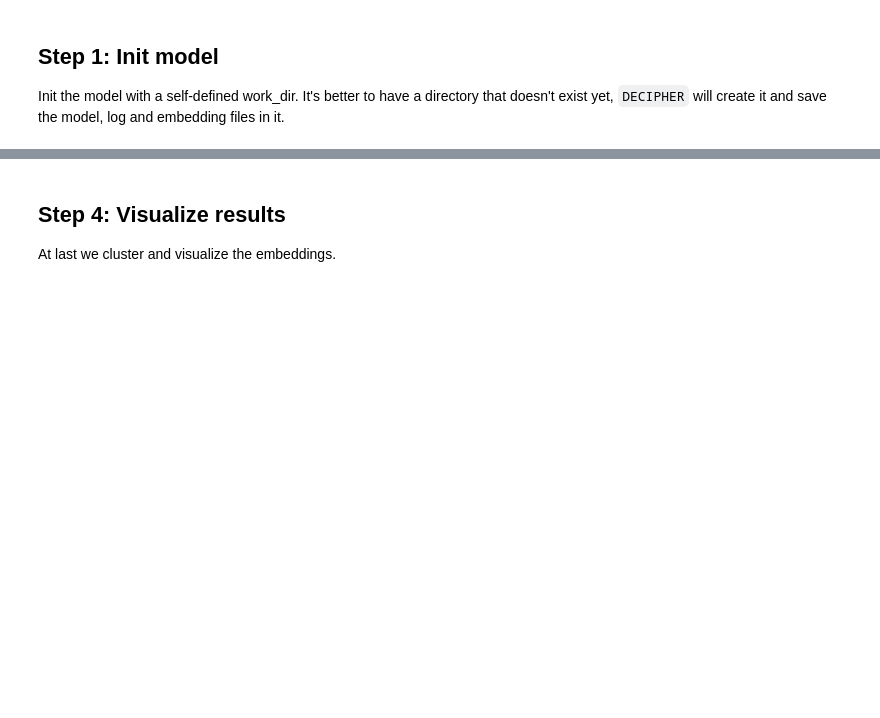
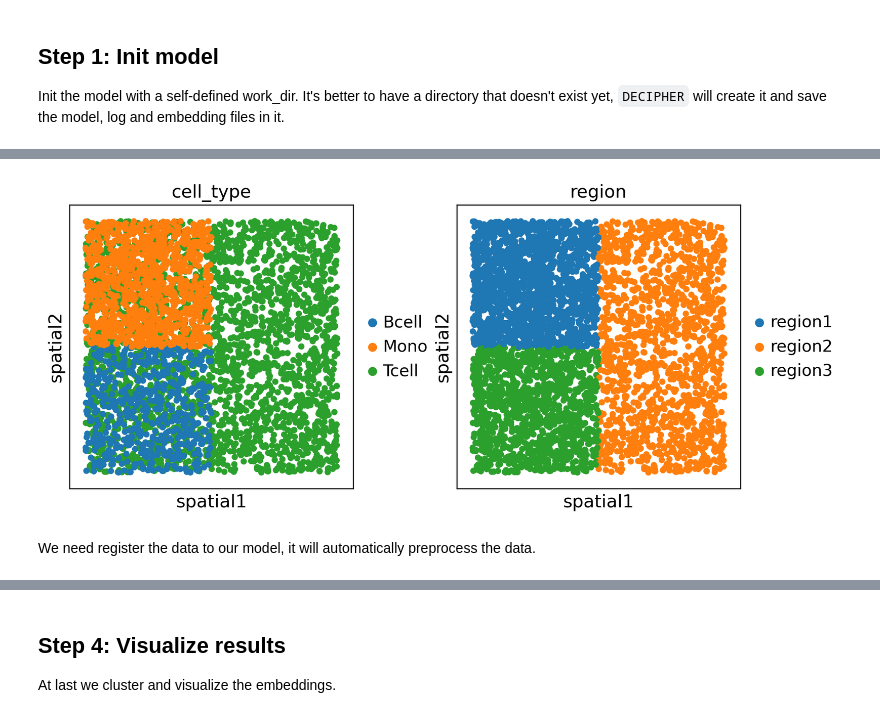
Before and after one commit to gao-lab/DECIPHER, a Jupyter notebook: docs/tutorials/train_model.ipynb, the cells around one changed output, grey strips where cells are left out. Drawn from its saved outputs; the diff is of its cells as text; code cells hidden in the pictures; blank space fills up the shorter version.

```diff
--- a/docs/tutorials/train_model.ipynb
+++ b/docs/tutorials/train_model.ipynb
@@ -31,3 +33,4 @@ Here we load `AnnData` from existing `h5ad` file, which is the native file forma
 # %%
-adata = sc.read_h5ad('/path/to/adata')
-model.register_data(adata)
+# adata = sc.read_h5ad('/path/to/adata.h5ad')
+adata = sc.read_h5ad('./adata.h5ad')
+adata
@@ -33,0 +54,6 @@ model.register_data(adata)
+# %%
+sc.pl.spatial(adata, color=['cell_type', 'region'], spot_size=0.05)
+# %% [output]
+[figure, added]
+# %% [markdown]
+We need register the data to our model, it will automatically preprocess the data.
```
Also changed, not shown: parts of 15 cells of this notebook, 3 other files.
